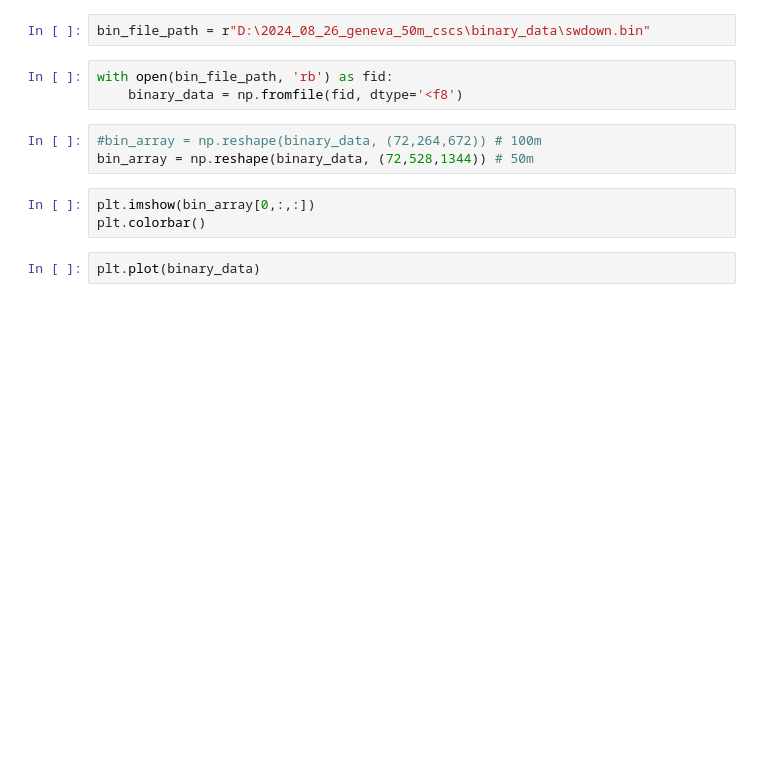
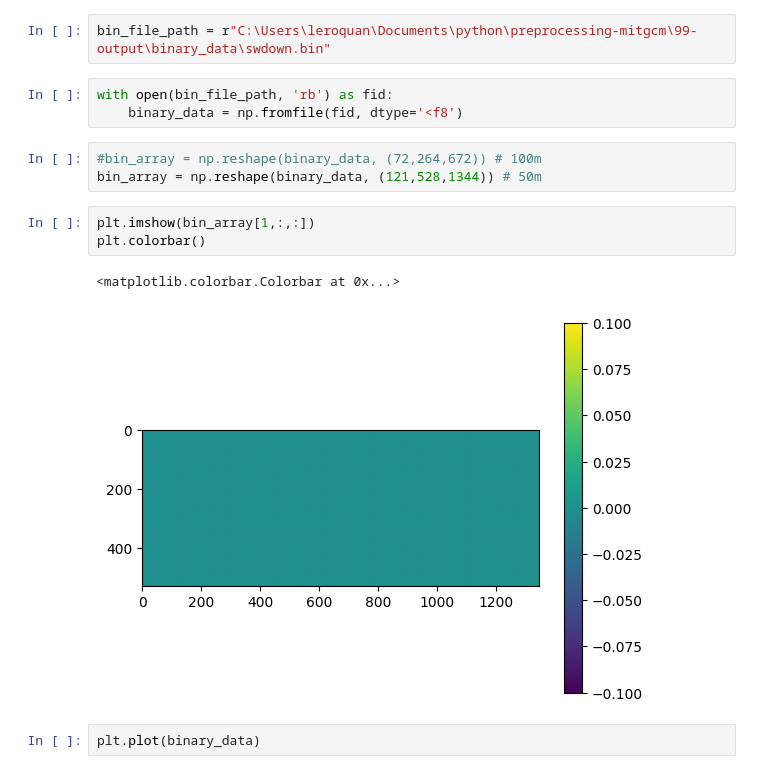
Before and after one commit to leroquan/plot_results, a Jupyter notebook: mitgcm/display_binary_data.ipynb, the cells around one changed output. Drawn from its saved outputs; the diff is of its cells as text; blank space fills up the shorter version.

Commit message:
Updated notebooks for displaying MITgcm results

```diff
--- a/mitgcm/display_binary_data.ipynb
+++ b/mitgcm/display_binary_data.ipynb
@@ -45,14 +48,17 @@ plt.plot(binary_data)
 # %%
-bin_file_path = r"D:\2024_08_26_geneva_50m_cscs\binary_data\swdown.bin"
+bin_file_path = r"C:\Users\leroquan\Documents\python\preprocessing-mitgcm\99-output\binary_data\swdown.bin"
 # %%
 with open(bin_file_path, 'rb') as fid:
     binary_data = np.fromfile(fid, dtype='<f8')
 # %%
 #bin_array = np.reshape(binary_data, (72,264,672)) # 100m
-bin_array = np.reshape(binary_data, (72,528,1344)) # 50m
+bin_array = np.reshape(binary_data, (121,528,1344)) # 50m
 # %%
-plt.imshow(bin_array[0,:,:])
+plt.imshow(bin_array[1,:,:])
 plt.colorbar()
+# %% [output]
+<matplotlib.colorbar.Colorbar at 0x...>
+[figure, added]
 # %%
 plt.plot(binary_data)
 # %%
```
Also changed, not shown: parts of 2 cells of this notebook.
